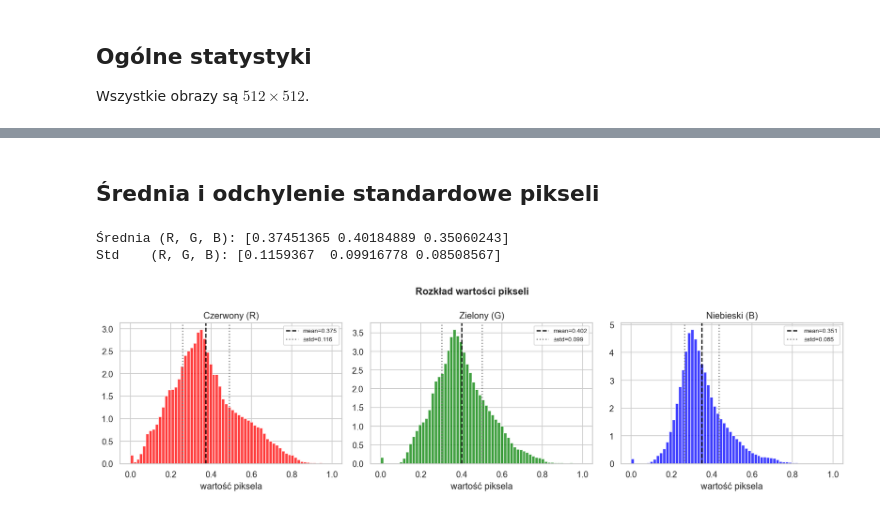
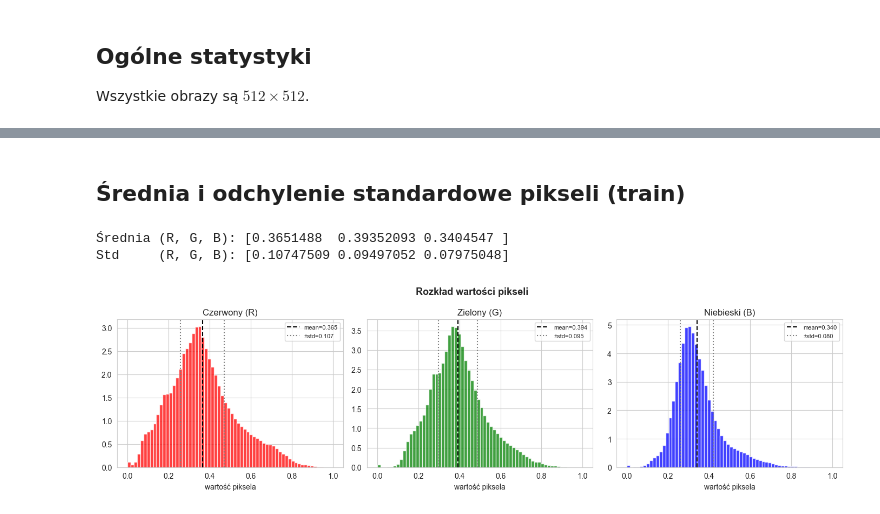
Before and after one commit to MeasureZer0/neural-networks-project-2, a Jupyter notebook: notebooks/data_exploration.ipynb, the cells around one changed output, grey strips where cells are left out. Drawn from its saved outputs; the diff is of its cells as text; code cells hidden in the pictures.

Commit message:
Feat: data exploration v2

```diff
--- a/notebooks/data_exploration.ipynb
+++ b/notebooks/data_exploration.ipynb
@@ -37,0 +38,16 @@ sample_data = [data[i] for i in rng_indices]
+# %%
+np.random.seed(20)
+fig, axes = plt.subplots(2, 3, figsize=(12, 8))
+axes = axes.flatten()
+img_count = axes.size // 2
+mask_cols = ['#111111', '#ff6223', '#4c7f2f', '#2e3048', '#a99d8f']
+random_pics_id = np.random.randint(0, len(data_val), img_count)
+for i, img_id in enumerate(random_pics_id):
+    image = Image.open(sample_train[img_id]["path"])
+    axes[i].imshow(image)
+    axes[i].axis("off")
+
+    axes[i + img_count].imshow(sample_train[img_id]["mask"], cmap=ListedColormap(mask_cols), vmin=0, vmax=4, interpolation='nearest')
+    axes[i + img_count].axis("off")
+plt.tight_layout()
+plt.show()
@@ -39,11 +57,14 @@ sample_data = [data[i] for i in rng_indices]
 ## Ogólne statystyki
 Wszystkie obrazy są $512 \times 512$.
 # %%
+IMG_SIZE = 512*512
+
 lengths = [len(data_train), len(data_val), len(data_test)]
 captions = ["train", "val", "test"]
-fig, ax = plt.subplots()
+fig, ax = plt.subplots(figsize=(8,5))
 p = ax.bar(captions, lengths)
 ax.bar_label(p, label_type="edge")
 ax.set_title("Podział zbioru")
+ax.grid(axis='x')
 plt.show()
 # %% [output]
@@ -74,11 +71,0 @@ df.plot(kind='barh')
-# %%
-np.random.seed(1)
-fig, axes = plt.subplots(2, 3, figsize=(12, 8))
-axes = axes.flatten()
-random_pics_id = np.random.randint(0, len(data_val), axes.size)
-for i, img_id in enumerate(random_pics_id):
-    image = Image.open(data[img_id]["path"])
-    axes[i].imshow(image)
-    axes[i].axis("off")
-plt.tight_layout()
-plt.show()
@@ -87,5 +121,5 @@ plt.show()
 # %% [markdown]
-## Średnia i odchylenie standardowe pikseli
+## Średnia i odchylenie standardowe pikseli (train)
 # %%
 from tqdm import tqdm
 
@@ -93,8 +127,8 @@ mean_acc = np.zeros(3)
 var_acc = np.zeros(3)
 n = 0
 
-for i in tqdm(range(len(sample_data))):
-    image = np.asarray(sample_data[i]["image"])
+for i in tqdm(range(len(sample_train))):
+    image = np.asarray(sample_train[i]["image"])
     mean_acc += image.mean(axis=(1, 2))
     var_acc += image.var(axis=(1, 2))
     n += 1
@@ -105,35 +139,34 @@ pixel_std = np.sqrt(var_acc / n)
 print(f"Średnia (R, G, B): {pixel_mean}")
 print(f"Std     (R, G, B): {pixel_std}")
 # %% [output]
-Średnia (R, G, B): [0.37451365 0.40184889 0.35060243]
-Std    (R, G, B): [0.1159367  0.09916778 0.08508567]
+Średnia (R, G, B): [0.3651488  0.39352093 0.3404547 ]
+Std     (R, G, B): [0.10747509 0.09497052 0.07975048]
 # %%
-all_images = np.stack([item["image"] for item in sample_data])
+all_images = np.stack([item["image"] for item in sample_train])
 
 fig, axes = plt.subplots(1, 3, figsize=(14, 4))
 fig.suptitle(
     "Rozkład wartości pikseli", fontsize=13, fontweight="bold"
 )
 channel_names = ["Czerwony (R)", "Zielony (G)", "Niebieski (B)"]
 colors = ["red", "green", "blue"]
 
 for c, (ax, name, col) in enumerate(zip(axes, channel_names, colors, strict=False)):
-    # histogram, bin_edges = np.histogram(all_images[:, c, :, :], bins=64, range=(0, 1))
     ax.hist(all_images[:, c, :, :].ravel(), color=col, bins=64, alpha=0.75, density=True)
     ax.axvline(
         pixel_mean[c], color="black", linestyle="--", label=f"mean={pixel_mean[c]:.3f}"
     )
     ax.axvline(
         pixel_mean[c] + pixel_std[c],
         color="gray",
         linestyle=":",
         label=f"±std={pixel_std[c]:.3f}",
     )
     ax.axvline(pixel_mean[c] - pixel_std[c], color="gray", linestyle=":")
     ax.set_title(name)
     ax.set_xlabel("wartość piksela")
     ax.legend(fontsize=8)
 plt.tight_layout()
 plt.show()
 # %% [output]
-[figure, old version]
+[figure, new version]
```
Also changed, not shown: parts of 12 cells of this notebook.
